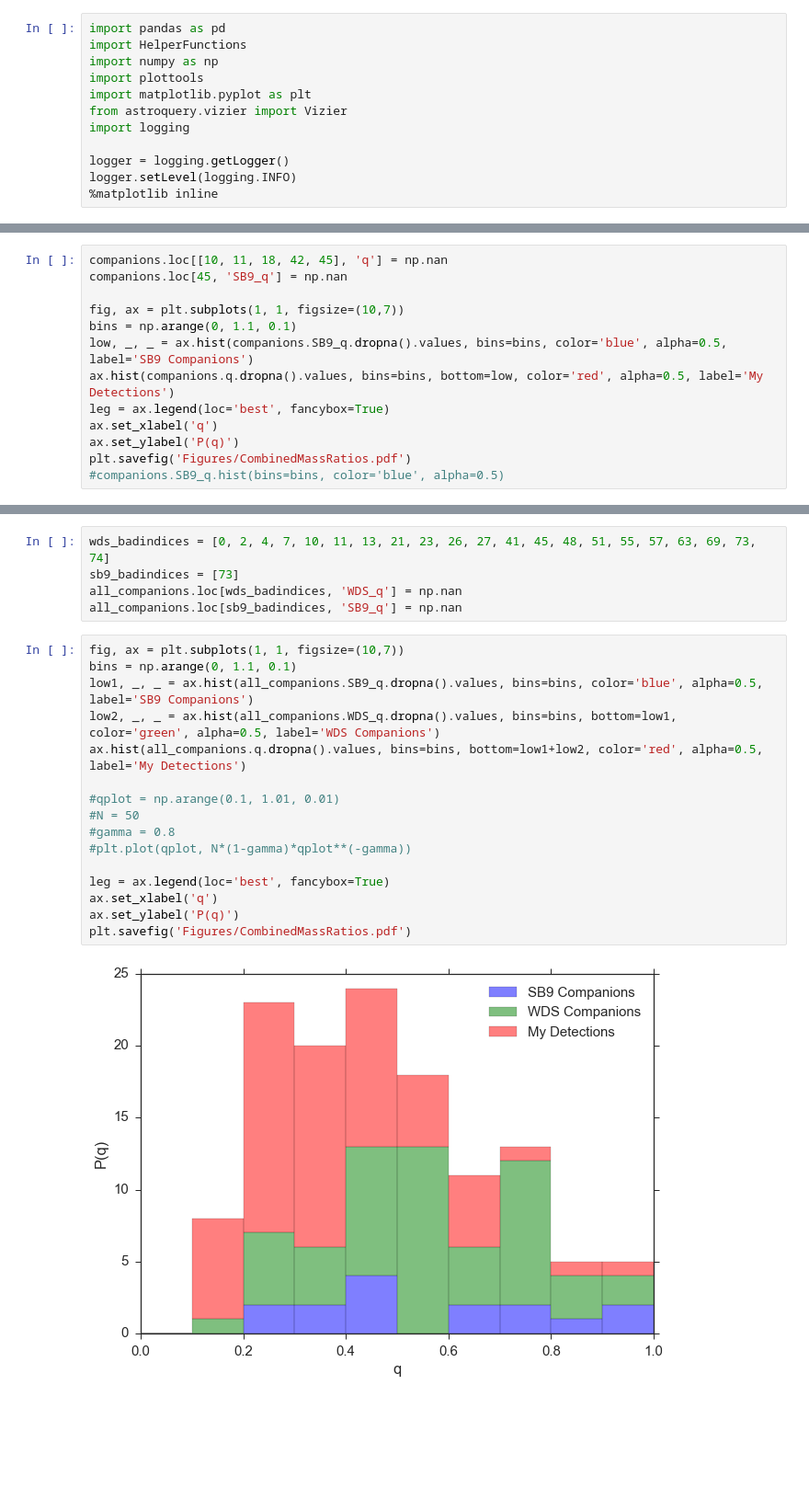
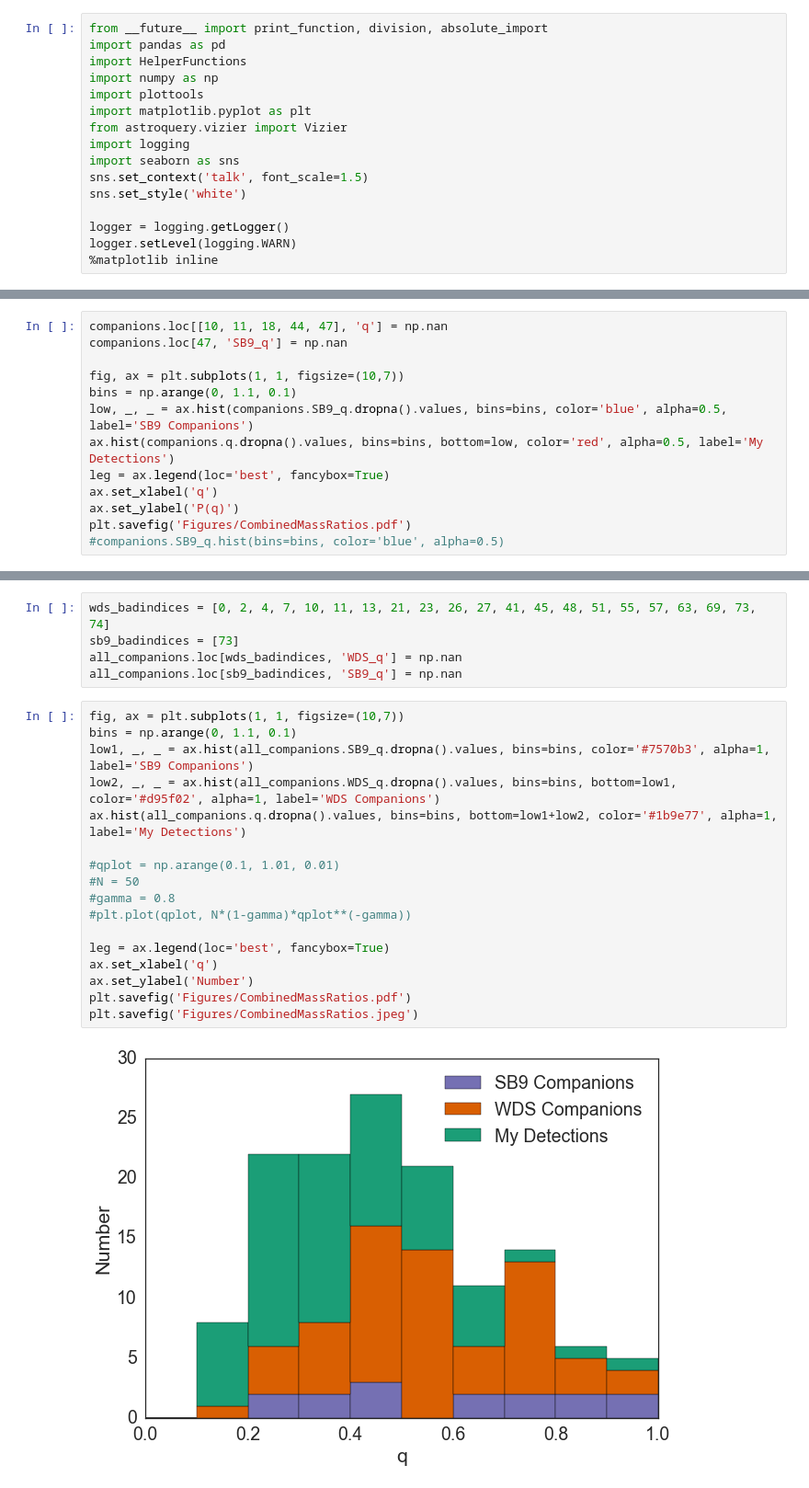
Before and after one commit to kgullikson88/BinaryInference, a Jupyter notebook: RealData.ipynb, the cells around one changed output, grey strips where cells are left out. Shown: that part at 92% size. Cells and saved outputs as stored; diff of their text form; blank space fills up the shorter version.

```diff
--- a/RealData.ipynb
+++ b/RealData.ipynb
@@ -2,6 +2,7 @@
 # Measuring the Mass-Ratio Distribution in Real Data
 This notebook will eventually contain the code that runs my real data through the pipeline I have developed. For now, I am using it to combined all the literature data with my measurements to make plots for my committee meeting...
 # %%
+from __future__ import print_function, division, absolute_import
 import pandas as pd
 import HelperFunctions
 import numpy as np
@@ -9,9 +10,12 @@ import plottools
 import matplotlib.pyplot as plt
 from astroquery.vizier import Vizier
 import logging
+import seaborn as sns
+sns.set_context('talk', font_scale=1.5)
+sns.set_style('white')
 
 logger = logging.getLogger()
-logger.setLevel(logging.INFO)
+logger.setLevel(logging.WARN)
 %matplotlib inline
 # %%
 # Read in my companion data
@@ -113,8 +117,8 @@ There is a small amount of overlap where both I and SB9 find companions with a m
 - HIP 76267: Same as above
 - HIP 78820, HIP 78821: The SB9 data is for the same companion, while mine is for a different companion? I will nanify one of the SB9 ones and one of mine
 # %%
-companions.loc[[10, 11, 18, 42, 45], 'q'] = np.nan
-companions.loc[45, 'SB9_q'] = np.nan
+companions.loc[[10, 11, 18, 44, 47], 'q'] = np.nan
+companions.loc[47, 'SB9_q'] = np.nan
 
 fig, ax = plt.subplots(1, 1, figsize=(10,7))
 bins = np.arange(0, 1.1, 0.1)
@@ -331,18 +335,19 @@ all_companions.loc[sb9_badindices, 'SB9_q'] = np.nan
 # %%
 fig, ax = plt.subplots(1, 1, figsize=(10,7))
 bins = np.arange(0, 1.1, 0.1)
-low1, _, _ = ax.hist(all_companions.SB9_q.dropna().values, bins=bins, color='blue', alpha=0.5, label='SB9 Companions')
-low2, _, _ = ax.hist(all_companions.WDS_q.dropna().values, bins=bins, bottom=low1, color='green', alpha=0.5, label='WDS Companions')
-ax.hist(all_companions.q.dropna().values, bins=bins, bottom=low1+low2, color='red', alpha=0.5, label='My Detections')
+low1, _, _ = ax.hist(all_companions.SB9_q.dropna().values, bins=bins, color='#7570b3', alpha=1, label='SB9 Companions')
+low2, _, _ = ax.hist(all_companions.WDS_q.dropna().values, bins=bins, bottom=low1, color='#d95f02', alpha=1, label='WDS Companions')
+ax.hist(all_companions.q.dropna().values, bins=bins, bottom=low1+low2, color='#1b9e77', alpha=1, label='My Detections')
 
 #qplot = np.arange(0.1, 1.01, 0.01)
 #N = 50
 #gamma = 0.8
 #plt.plot(qplot, N*(1-gamma)*qplot**(-gamma))
 
 leg = ax.legend(loc='best', fancybox=True)
 ax.set_xlabel('q')
-ax.set_ylabel('P(q)')
+ax.set_ylabel('Number')
 plt.savefig('Figures/CombinedMassRatios.pdf')
+plt.savefig('Figures/CombinedMassRatios.jpeg')
 # %% [output]
-[figure, old version]
+[figure, new version]
```
Also changed, not shown: parts of 22 cells of this notebook, 1 other file.
